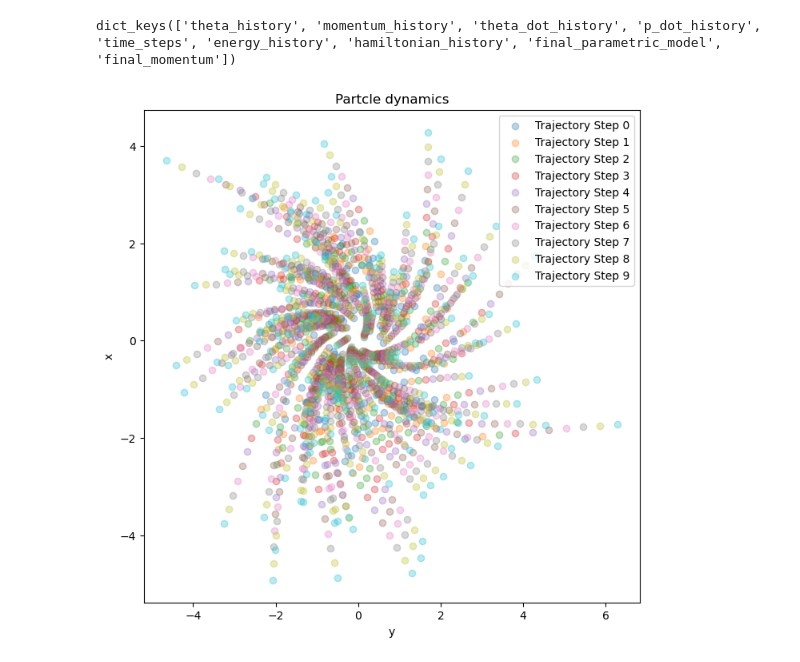
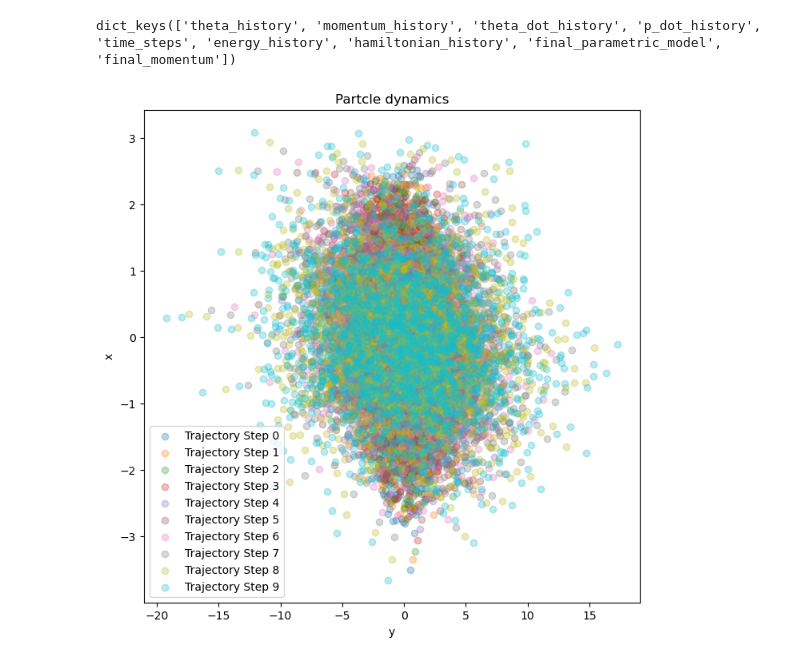
Before and after one commit to SebasGutHdz/PATHF-Parametric-Algorithm-for-Two-point-Hamiltonian-Flow-, a Jupyter notebook: test_bv_hf.ipynb, the cells around one changed output. Saved outputs shown, nothing was run; the diff lists cells and outputs as text; code cells hidden in the pictures.

```diff
--- a/test_bv_hf.ipynb
+++ b/test_bv_hf.ipynb
@@ -190,7 +151,7 @@ def cost_functional(p_0: PyTree,
     jax.debug.print("Wasserstein Squared: {ws}, Action: {ac}", ws=wasserstein_squared, ac=action)
 
     # ===== COMBINE TERMS =====
-    total_cost = alpha * wasserstein_squared + action
+    total_cost =  wasserstein_squared + alpha*action
 
     return total_cost
 # %%
@@ -422,0 +394,7 @@ def optimize_initial_momentum(
+# %%
+key = jax.random.PRNGKey(1234)
+rngs = nnx.Rngs(key)
+# Generate reference samples from lambda = N(0, I)
+key, subkey = jax.random.split(key)
+test_data_set = jax.random.normal(subkey, (n_samples, dim))
+G_mat = G_matrix(parametric_model)
@@ -423,21 +407,19 @@ def optimize_initial_momentum(
 # %%
-# Setup your test case
-parametric_model = ParametricModel(
-    parametric_map="mlp",
-    architecture=[2, 0, 2],
-    scale_factor=1e-5  # Small perturbation for numerical stability
-)
+
 
 # Initialize momentum (e.g., zeros or small random)
 _, p_0_init = nnx.split(parametric_model)
-p_0_init = jax.tree.map(lambda x: 0.1 * jax.random.normal(jax.random.PRNGKey(0), x.shape), p_0_init)
+p_0_init = jax.tree.map(lambda x: 0.01 * jax.random.normal(jax.random.PRNGKey(0), x.shape), p_0_init)
 # p_0_init = jax.tree.map(jnp.zeros_like, p_0_init)
 
 # Target Gaussian
-Sigma_target = jnp.array([[4.0, 0.0], [0.0, 4.0]])  # N(0, 2I)
+# Sigma_target =   # N(0, 2I)
+Sigma_target = 5*jnp.eye(dim)
+Sigma_target = Sigma_target.at[0:2,0:2].set(jnp.array([[30.0, -.5], [-.5, 1.0]]))
 
 h = 0.1
 max_iterations = int(1/h)
+opt_steps = 60
 
 # Run optimization
 results = optimize_initial_momentum(
@@ -448,13 +430,13 @@ results = optimize_initial_momentum(
     G_mat=G_mat,
     potential=potential,
     Sigma_target=Sigma_target,
-    alpha=1.0,
+    alpha=0.010,
     h=h,
-    solver="minres",
+    solver="cg",
     max_iterations=max_iterations,
     optimizer="adam",
-    learning_rate=0.05,
-    num_optimization_steps=200,
+    learning_rate=0.075,
+    num_optimization_steps=opt_steps,
     verbose=True
 )
 
@@ -580,7 +529,7 @@ trajectories_optimal = hamiltonian_trajectory(
     potential=potential,
     initial_momentum=optimal_p0,
     h=h,
-    solver="minres",
+    solver="cg",
     max_iterations=max_iterations,
 )
 # %%
@@ -591,18 +540,24 @@ dict_keys(['theta_history', 'momentum_history', 'theta_dot_history', 'p_dot_hist
 theta_history_optimal = trajectories_optimal['theta_history']
 # %%
 key,subkey = jax.random.split(key)
-test_data_set = jax.random.normal(subkey, (200, 2))
+test_data_set = jax.random.normal(subkey, (2000, dim))
 
 fig = plt.figure(figsize=(8,8))
 
+ax_0 = 0
+ax_1 = 1
+
 for i, theta in enumerate(theta_history_optimal):
     samples = parametric_model(samples=test_data_set, params=theta)
-    plt.scatter(samples[:,0], samples[:,1], alpha=0.3,label=f'Trajectory Step {i}')
-
+    plt.scatter(samples[:,ax_0], samples[:,ax_1], alpha=0.3,label=f'Trajectory Step {i}')
+    if i == 0:
+        initial_samples = samples
+    if i == len(theta_history_optimal)-1:
+        mapped_samples = samples
 plt.title("Partcle dynamics")
 plt.xlabel("y")
 plt.ylabel("x")
 plt.legend()
 plt.show()
 # %% [output]
-[figure, old version]
+[figure, new version]
```
Also changed, not shown: parts of 17 cells of this notebook, 2 other files.
